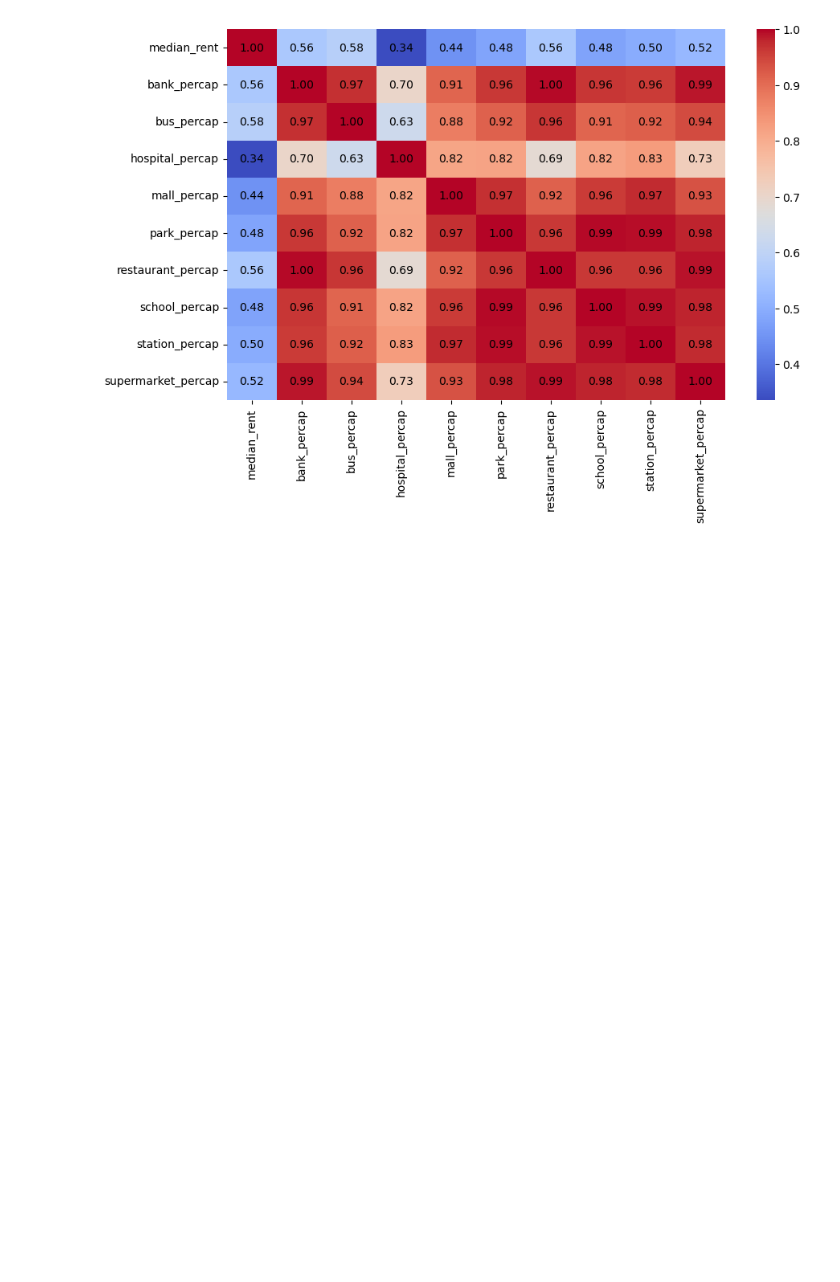
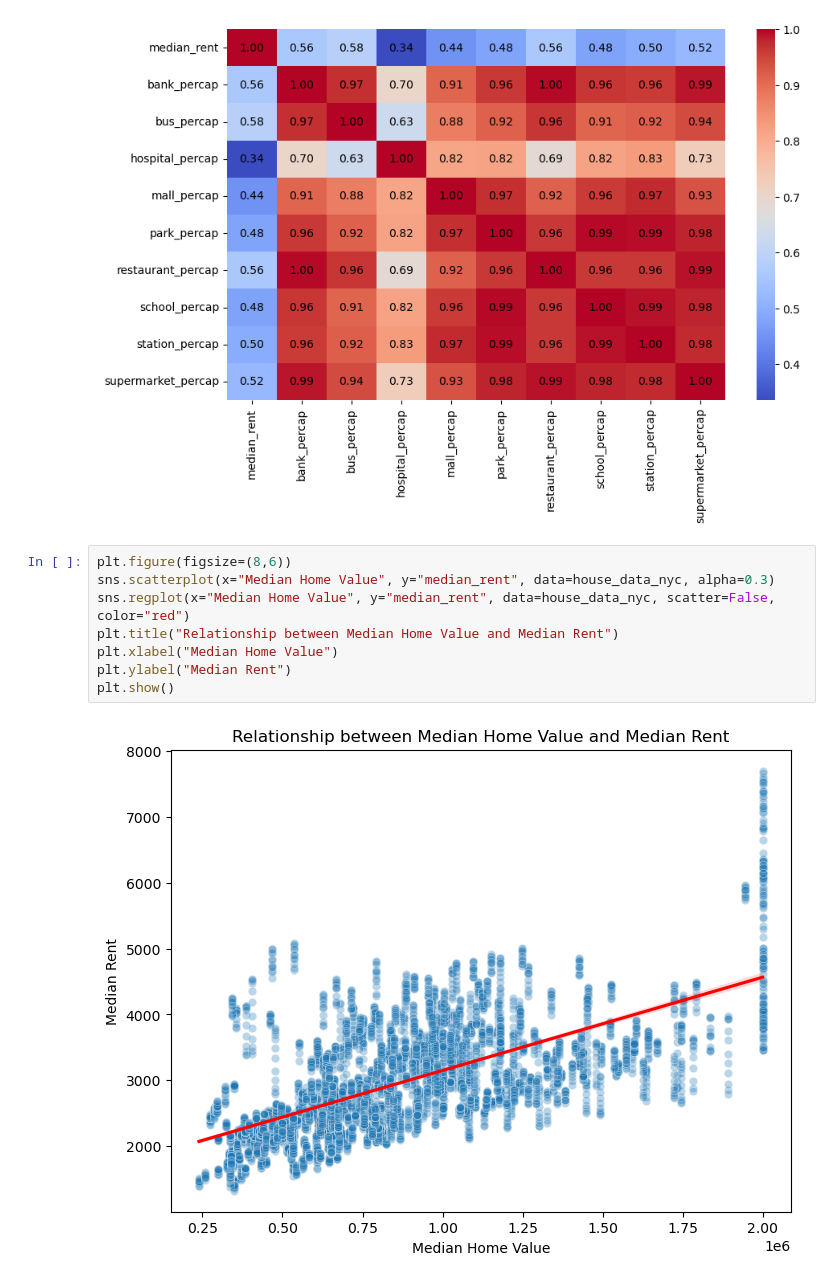
Before and after one commit to tmayer10/RentIQ, a Jupyter notebook: EDA/EDA_KL.ipynb, the cells around one changed output. Saved outputs shown, nothing was run; the diff lists cells and outputs as text; blank space fills up the shorter version.

Commit message:
Add plots

```diff
--- a/EDA/EDA_KL.ipynb
+++ b/EDA/EDA_KL.ipynb
@@ -486,3 +486,13 @@ corr = poi_dataset[corr_vars].corr()
 plot_corr(corr)
 # %% [output]
 [figure]
+# %%
+plt.figure(figsize=(8,6))
+sns.scatterplot(x="Median Home Value", y="median_rent", data=house_data_nyc, alpha=0.3)
+sns.regplot(x="Median Home Value", y="median_rent", data=house_data_nyc, scatter=False, color="red")
+plt.title("Relationship between Median Home Value and Median Rent")
+plt.xlabel("Median Home Value")
+plt.ylabel("Median Rent")
+plt.show()
+# %% [output]
+[figure, added]
```
Also changed, not shown: parts of 4 cells of this notebook.
